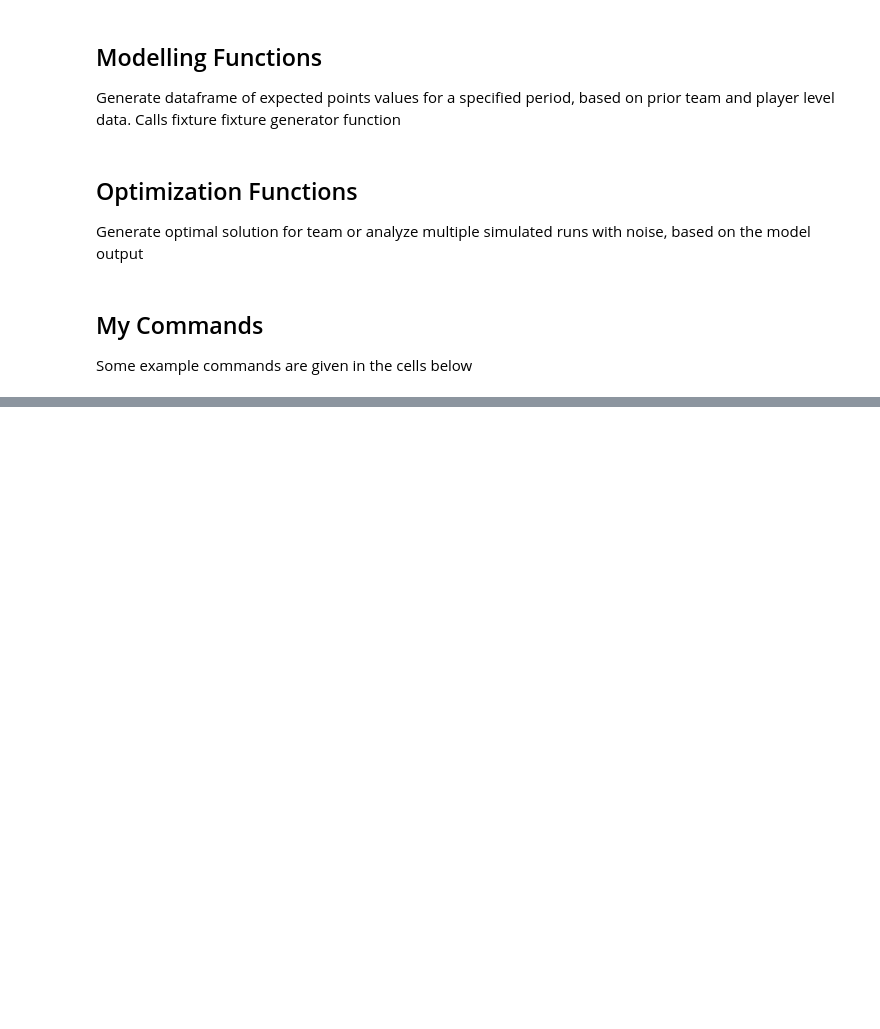
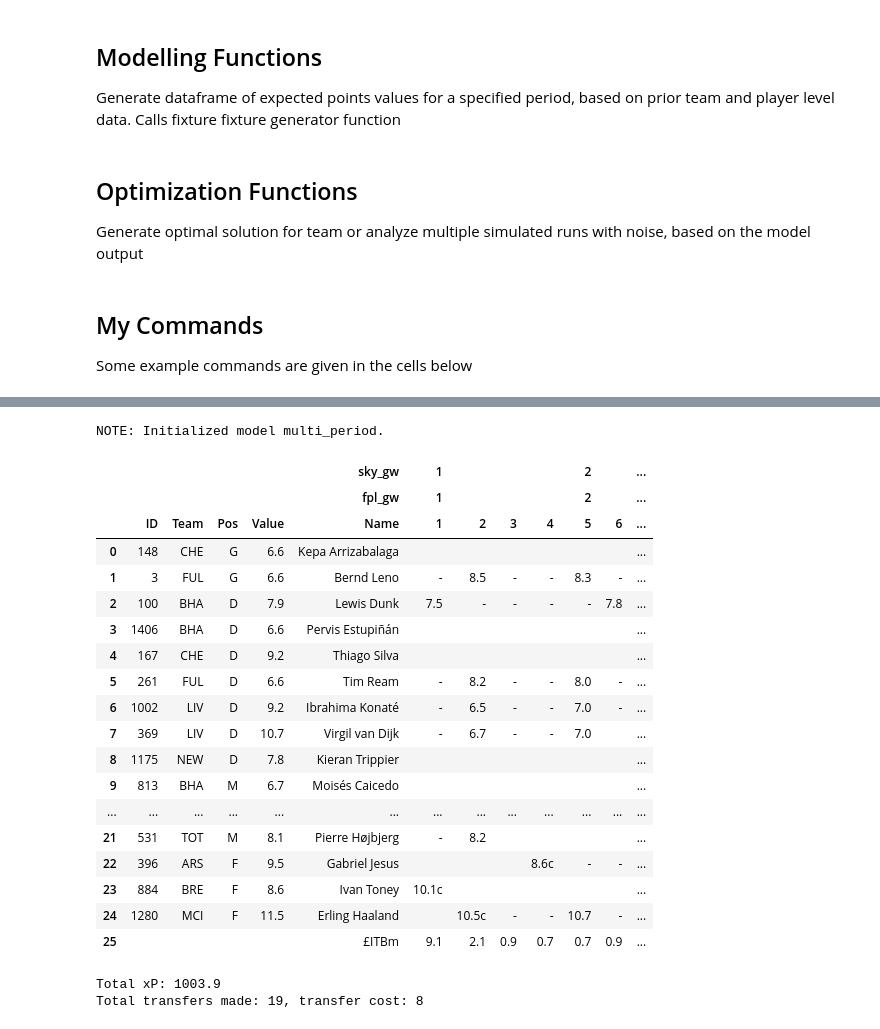
Before and after one commit to SamTroy/SkyFF_Optimization, a Jupyter notebook: notebooks/sky_opt_v1.ipynb, the cells around one changed output, grey strips where cells are left out. Drawn from its saved outputs; the diff is of its cells as text; code cells hidden in the pictures; blank space fills up the shorter version.

```diff
--- a/notebooks/sky_opt_v1.ipynb
+++ b/notebooks/sky_opt_v1.ipynb
@@ -889,26 +971,52 @@ display(r2['skymodel_output'].sort_values(by=['Total_Pts'], ascending=False).hea
 # %%
 # To generate optimal team and plan:
 skymodel_output = pd.read_csv('../data/skymodel_output.csv').set_index('sky_id').fillna(0)
+# To use FPL Kid data, download the 'SKY Fantasy EV - CSV' google sheet as fplkid.csv, add to data folder, and uncomment the following line
+# skymodel_output = read_fpl_kid_model(filepath='../data/fplkid.csv')
 # Cut off players with low EV to save solve time
 ev_cutoff = skymodel_output['Total_Pts'].max() * 0.4
 skymodel_output = skymodel_output[skymodel_output['Total_Pts'] > ev_cutoff]
+
 md_map = pd.read_csv('../data/md_map.csv')
 
-# List all the sky IDs of all players to include in the initial squad (or leave empty), see prior_player_data.csv for reference
+# List all the sky IDs of all players to include in the initial squad (or leave empty), see prior_player_data.csv for ID reference
 team = []
 exclusions = []
 
 # Change how much you penalize the solver for making a transfer, alternatively set a hard limit by changing the total transfer allowance: ta_tot
 transfer_cost = 8
 
 # Generate optimal plan
 r3 = solve_sky_mp(initial_squad=team, input_data=skymodel_output, md_map=md_map, next_md=1, last_md=24,
                   ta_tot=50, ta_gw=5, objective='regular', decay_base=1, transfer_cost=transfer_cost,
                   exclusions=exclusions, keeps=None, force_transfer_in=None, force_transfer_out=None, no_transfer_mds=None,
-                  apply_noise=False, show_itb=False, show_non_team_ev=False)
+                  apply_noise=False, show_itb=True, show_non_team_ev=False)
 display(r3['plan'])
 print(f"Total xP: {r3['total_xp']}")
 print(f"Total transfers made: {r3['transfers_made']}, transfer cost: {transfer_cost}")
+# %% [output]
+NOTE: Initialized model multi_period.
+|  |  |  |  |  | sky_gw | 1 |  |  |  | 2 |  | ... |
+|  |  |  |  |  | fpl_gw | 1 |  |  |  | 2 |  | ... |
+|  | ID | Team | Pos | Value | Name | 1 | 2 | 3 | 4 | 5 | 6 | ... |
+| 0 | 148 | CHE | G | 6.6 | Kepa Arrizabalaga |  |  |  |  |  |  | ... |
+| 1 | 3 | FUL | G | 6.6 | Bernd Leno | - | 8.5 | - | - | 8.3 | - | ... |
+| 2 | 100 | BHA | D | 7.9 | Lewis Dunk | 7.5 | - | - | - | - | 7.8 | ... |
+| 3 | 1406 | BHA | D | 6.6 | Pervis Estupiñán |  |  |  |  |  |  | ... |
+| 4 | 167 | CHE | D | 9.2 | Thiago Silva |  |  |  |  |  |  | ... |
+| 5 | 261 | FUL | D | 6.6 | Tim Ream | - | 8.2 | - | - | 8.0 | - | ... |
+| 6 | 1002 | LIV | D | 9.2 | Ibrahima Konaté | - | 6.5 | - | - | 7.0 | - | ... |
+| 7 | 369 | LIV | D | 10.7 | Virgil van Dijk | - | 6.7 | - | - | 7.0 |  | ... |
+| 8 | 1175 | NEW | D | 7.8 | Kieran Trippier |  |  |  |  |  |  | ... |
+| 9 | 813 | BHA | M | 6.7 | Moisés Caicedo |  |  |  |  |  |  | ... |
+| ... | ... | ... | ... | ... | ... | ... | ... | ... | ... | ... | ... | ... |
+| 21 | 531 | TOT | M | 8.1 | Pierre Højbjerg | - | 8.2 |  |  |  |  | ... |
+| 22 | 396 | ARS | F | 9.5 | Gabriel Jesus |  |  |  | 8.6c | - | - | ... |
+| 23 | 884 | BRE | F | 8.6 | Ivan Toney | 10.1c |  |  |  |  |  | ... |
+| 24 | 1280 | MCI | F | 11.5 | Erling Haaland |  | 10.5c | - | - | 10.7 | - | ... |
+| 25 |  |  |  |  | £ITBm | 9.1 | 2.1 | 0.9 | 0.7 | 0.7 | 0.9 | ... |
+Total xP: 1003.9
+Total transfers made: 19, transfer cost: 8
 # %%
 # To run multiple solves with noise:
 skymodel_output = pd.read_csv('../data/skymodel_output.csv').set_index('sky_id').fillna(0)
```
Also changed, not shown: parts of 5 cells of this notebook.
